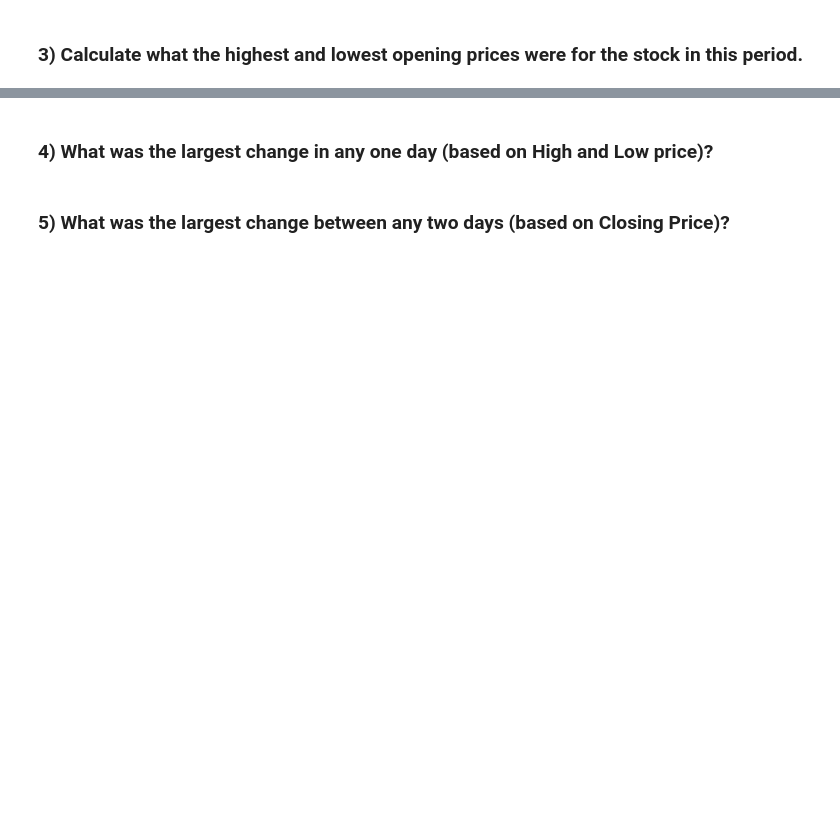
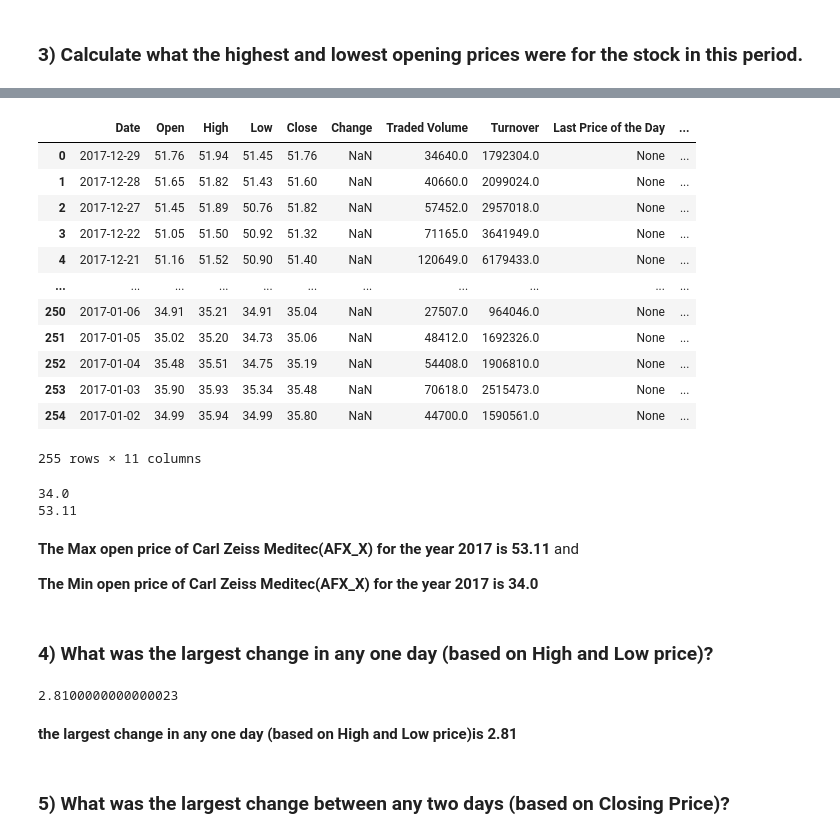
Before and after one commit to sabheen9/API_MINI_PROJECT, a Jupyter notebook: API.ipynb, the cells around one changed output, grey strips where cells are left out. Cells and saved outputs as stored; diff of their text form; code cells hidden in the pictures; blank space fills up the shorter version.

```diff
--- a/API.ipynb
+++ b/API.ipynb
@@ -122,0 +172,3 @@ json_data
+# %%
+df_column_name=df['dataset']['column_names']
+df_column_name
@@ -123,4 +204,38 @@ json_data
+# %%
+df.columns=df_column_name
+df
+# %% [output]
+|  | Date | Open | High | Low | Close | Change | Traded Volume | Turnover | Last Price of the Day | ... |
+| 0 | 2017-12-29 | 51.76 | 51.94 | 51.45 | 51.76 | NaN | 34640.0 | 1792304.0 | None | ... |
+| 1 | 2017-12-28 | 51.65 | 51.82 | 51.43 | 51.60 | NaN | 40660.0 | 2099024.0 | None | ... |
+| 2 | 2017-12-27 | 51.45 | 51.89 | 50.76 | 51.82 | NaN | 57452.0 | 2957018.0 | None | ... |
+| 3 | 2017-12-22 | 51.05 | 51.50 | 50.92 | 51.32 | NaN | 71165.0 | 3641949.0 | None | ... |
+| 4 | 2017-12-21 | 51.16 | 51.52 | 50.90 | 51.40 | NaN | 120649.0 | 6179433.0 | None | ... |
+| ... | ... | ... | ... | ... | ... | ... | ... | ... | ... | ... |
+| 250 | 2017-01-06 | 34.91 | 35.21 | 34.91 | 35.04 | NaN | 27507.0 | 964046.0 | None | ... |
+| 251 | 2017-01-05 | 35.02 | 35.20 | 34.73 | 35.06 | NaN | 48412.0 | 1692326.0 | None | ... |
+| 252 | 2017-01-04 | 35.48 | 35.51 | 34.75 | 35.19 | NaN | 54408.0 | 1906810.0 | None | ... |
+| 253 | 2017-01-03 | 35.90 | 35.93 | 35.34 | 35.48 | NaN | 70618.0 | 2515473.0 | None | ... |
+| 254 | 2017-01-02 | 34.99 | 35.94 | 34.99 | 35.80 | NaN | 44700.0 | 1590561.0 | None | ... |
+255 rows × 11 columns
+# %%
+print(df['Open'].min())
+print(df['Open'].max())
+# %% [output]
+34.0
+53.11
+# %% [markdown]
+**The Max open price of Carl Zeiss Meditec(AFX_X) for the year 2017 is 53.11** and
+
+**The Min open price of Carl Zeiss Meditec(AFX_X) for the year 2017 is 34.0**
 # %% [markdown]
 ### **4)** What was the largest change in any one day (based on High and Low price)?
+# %%
+df['Change']=df['High']-df['Low']
+df['Change'].max()
+# %% [output]
+2.8100000000000023
+# %% [markdown]
+**the largest change in any one day (based on High and Low price)is 2.81**
 # %% [markdown]
 ### **5)** What was the largest change between any two days (based on Closing Price)?
```
Also changed, not shown: parts of 15 cells of this notebook.
